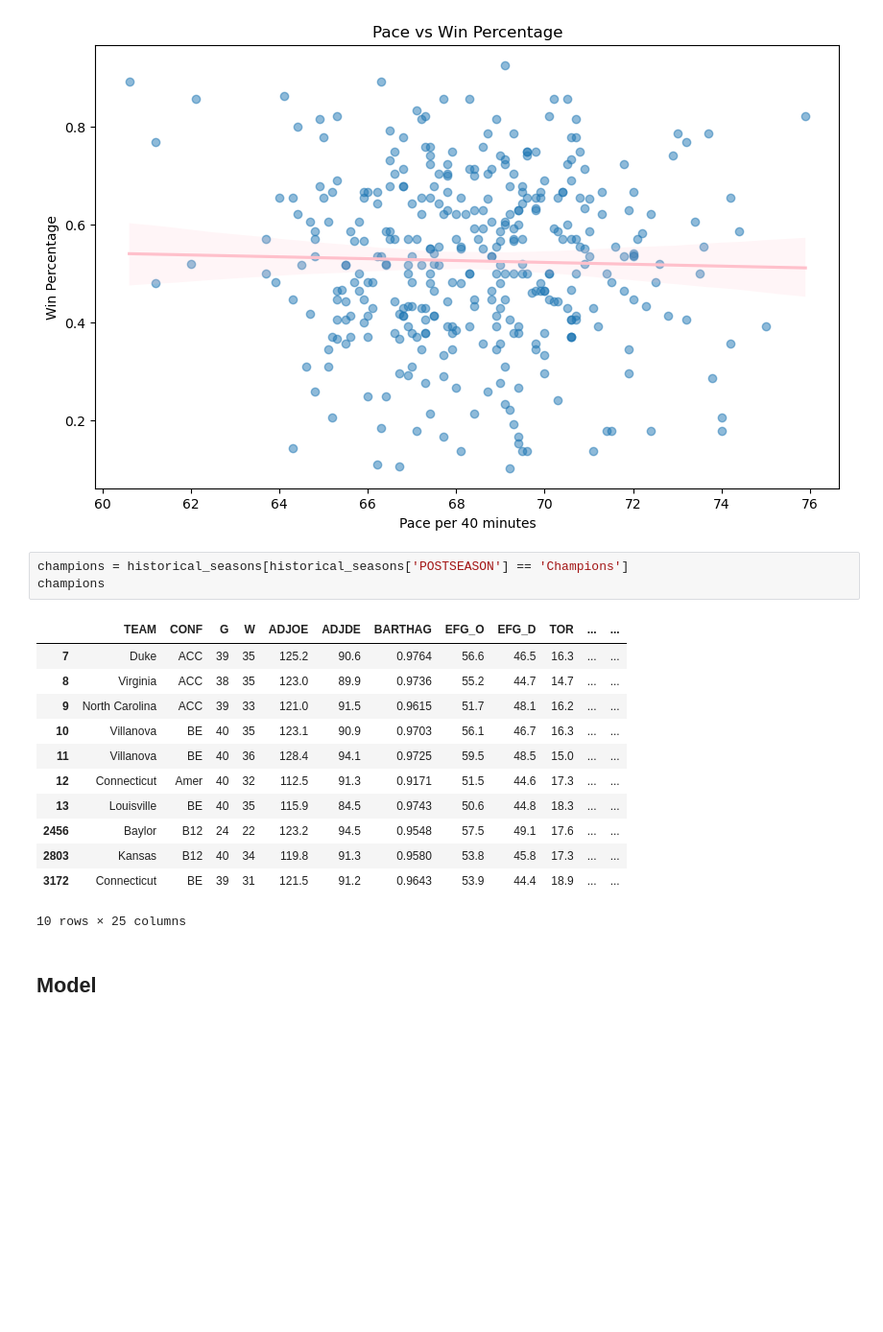
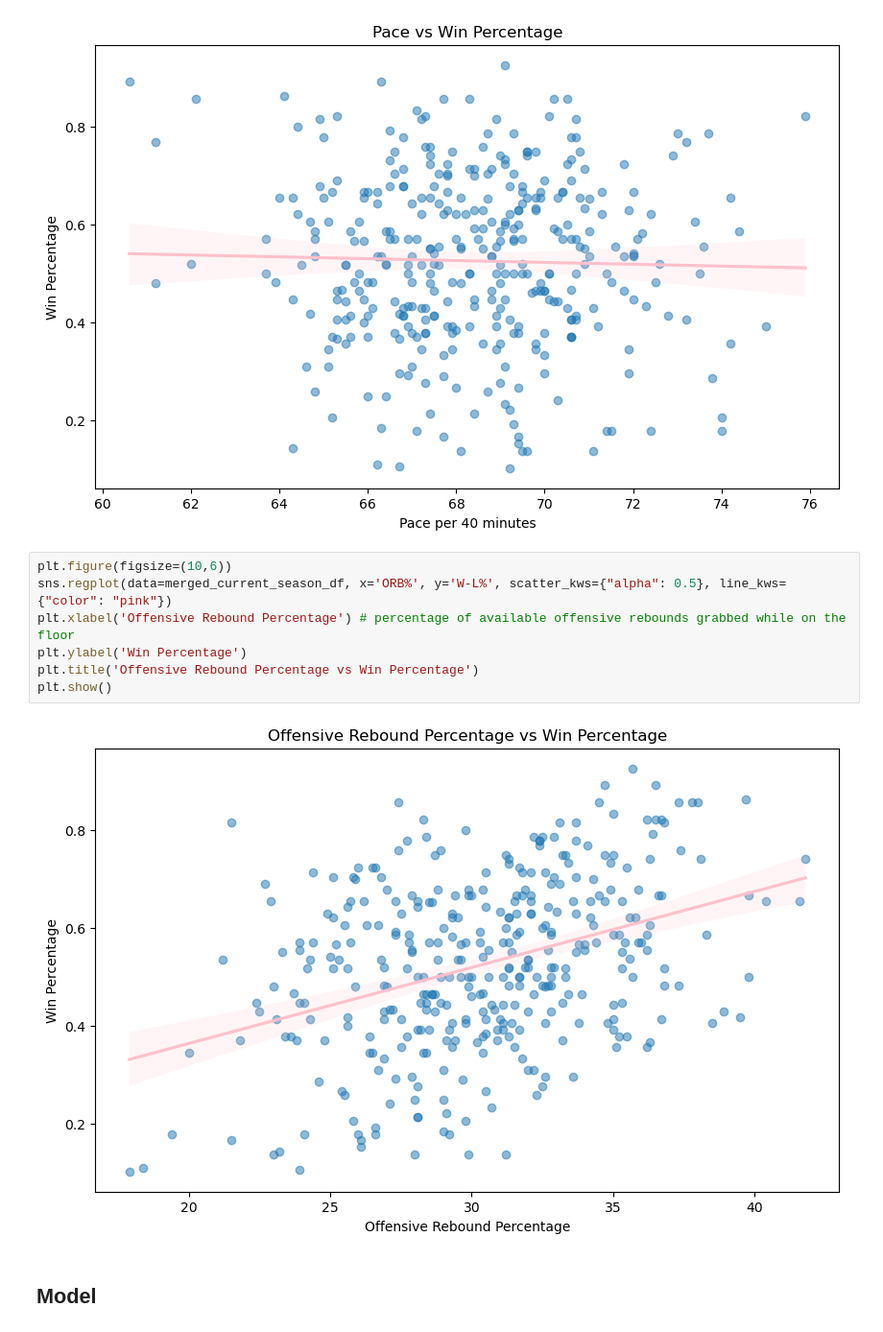
Before and after one commit to kanglee05/March-Madness-Tournament-Analysis-and-Winner-Predictor, a Jupyter notebook: March Madness Winner Predictor.ipynb, the cells around one changed output. Shown at 96% size. Drawn from its saved outputs; the diff is of its cells as text; blank space fills up the shorter version.

```diff
--- a/March Madness Winner Predictor.ipynb
+++ b/March Madness Winner Predictor.ipynb
@@ -217,22 +243,15 @@ plt.title('Pace vs Win Percentage')
 plt.show()
 # %% [output]
 [figure]
-# %%
-champions = historical_seasons[historical_seasons['POSTSEASON'] == 'Champions']
-champions
-# %% [output]
-|  | TEAM | CONF | G | W | ADJOE | ADJDE | BARTHAG | EFG_O | EFG_D | TOR | ... | ... |
-| 7 | Duke | ACC | 39 | 35 | 125.2 | 90.6 | 0.9764 | 56.6 | 46.5 | 16.3 | ... | ... |
-| 8 | Virginia | ACC | 38 | 35 | 123.0 | 89.9 | 0.9736 | 55.2 | 44.7 | 14.7 | ... | ... |
-| 9 | North Carolina | ACC | 39 | 33 | 121.0 | 91.5 | 0.9615 | 51.7 | 48.1 | 16.2 | ... | ... |
-| 10 | Villanova | BE | 40 | 35 | 123.1 | 90.9 | 0.9703 | 56.1 | 46.7 | 16.3 | ... | ... |
-| 11 | Villanova | BE | 40 | 36 | 128.4 | 94.1 | 0.9725 | 59.5 | 48.5 | 15.0 | ... | ... |
-| 12 | Connecticut | Amer | 40 | 32 | 112.5 | 91.3 | 0.9171 | 51.5 | 44.6 | 17.3 | ... | ... |
-| 13 | Louisville | BE | 40 | 35 | 115.9 | 84.5 | 0.9743 | 50.6 | 44.8 | 18.3 | ... | ... |
-| 2456 | Baylor | B12 | 24 | 22 | 123.2 | 94.5 | 0.9548 | 57.5 | 49.1 | 17.6 | ... | ... |
-| 2803 | Kansas | B12 | 40 | 34 | 119.8 | 91.3 | 0.9580 | 53.8 | 45.8 | 17.3 | ... | ... |
-| 3172 | Connecticut | BE | 39 | 31 | 121.5 | 91.2 | 0.9643 | 53.9 | 44.4 | 18.9 | ... | ... |
-10 rows × 25 columns
+# %%
+plt.figure(figsize=(10,6))
+sns.regplot(data=merged_current_season_df, x='ORB%', y='W-L%', scatter_kws={"alpha": 0.5}, line_kws={"color": "pink"})
+plt.xlabel('Offensive Rebound Percentage') # percentage of available offensive rebounds grabbed while on the floor
+plt.ylabel('Win Percentage')
+plt.title('Offensive Rebound Percentage vs Win Percentage')
+plt.show()
+# %% [output]
+[figure, added]
 # %% [markdown]
 ## Model
 # %%
```
Also changed, not shown: parts of 10 cells of this notebook.
